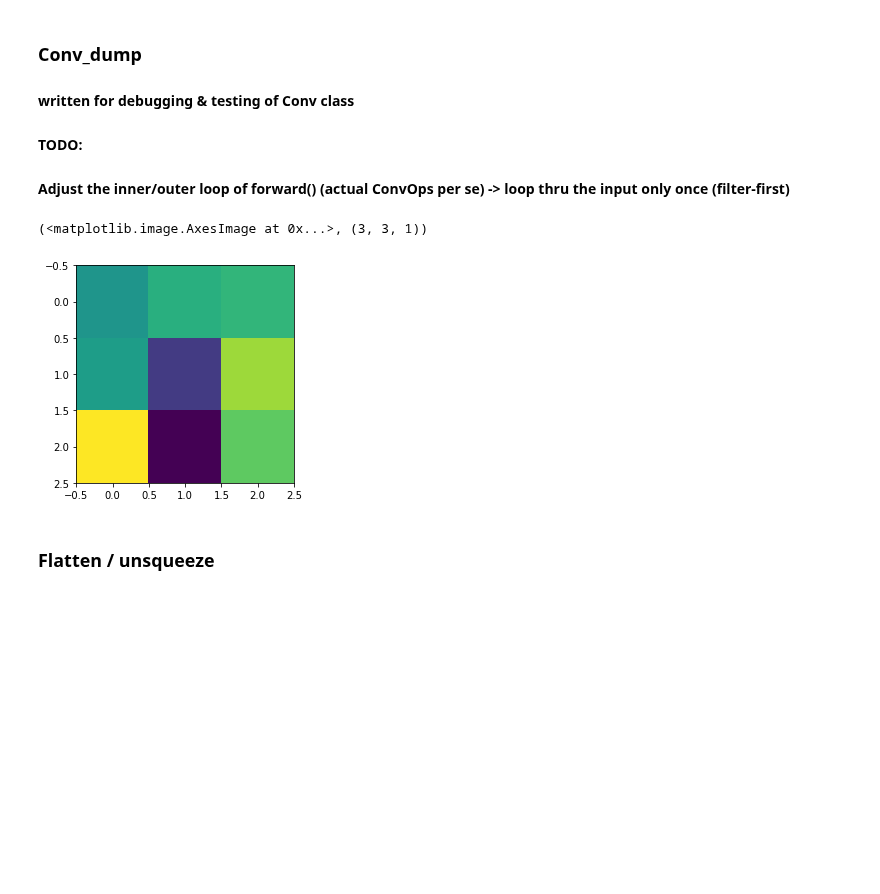
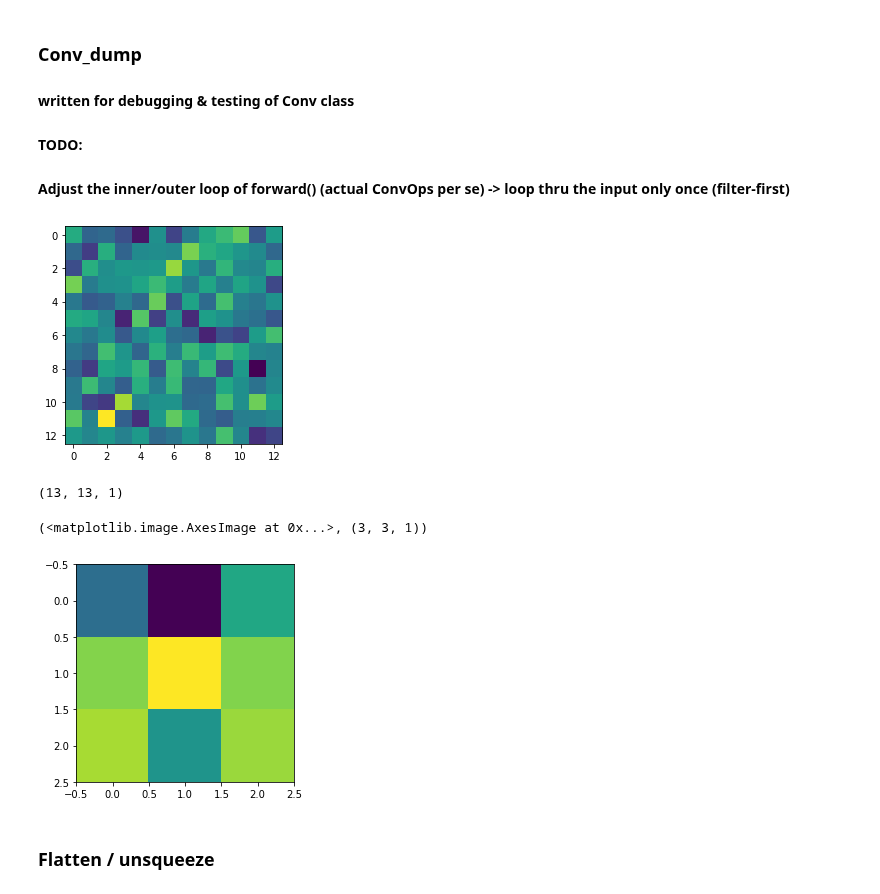
Before and after one commit to Kelvinthedrugger/HWs, a Jupyter notebook: 03_NN_numpy.ipynb, the cells around one changed output. Cells and saved outputs as stored; diff of their text form; code cells hidden in the pictures; blank space fills up the shorter version.

```diff
--- a/03_NN_numpy.ipynb
+++ b/03_NN_numpy.ipynb
@@ -354,6 +354,13 @@ from matplotlib import pyplot as plt
 # export
 # can be used to test Conv class
 # add Conv in naive way
+
+"""
+        About the loop: should try to reduce the time of walking thru input feature
+        now: loop filters{loop thru input} ## SLOW
+        faster version will be to loop thru every filter at the inner-est loop, then loop thru input
+         , which will give us #walking thru = 1
+"""
 class Conv_dump:
     def __init__(self,filters=1,kernelsize=3,stride=2,padding=0,init_fn=kaiming_uniform):
         self.f = init_fn(kernelsize,kernelsize,filters)
@@ -369,17 +376,19 @@ class Conv_dump:
         st = self.st
 
         out = np.zeros((((x.shape[0]-ks)//st+1),((x.shape[1]-ks)//st+1),f.shape[-1]))
-
-        """
-        About the loop: should try to reduce the time of walking thru input feature
-        now: loop filters{loop thru input} ## SLOW
-        faster version will be to loop thru every filter at the inner-est loop, then loop thru input
-         , which will give us #walking thru = 1
-        """
-        ## DEBUG
+        """## DEBUG
         # now, it's slow
         for k in range(f.shape[-1]):
             out[:,:,k] = naive(f[:,:,k],x)
+        """
+        # then the input feature map
+        for i in range(0,x.shape[0]-1,st):
+            for j in range(0,x.shape[1]-1,st):
+                # loop thru every filter first
+                for k in range(f.shape[-1]):
+                    if x[i:i+ks,j:j+ks,k].shape != (ks,ks):
+                        break
+                    out[i//st,j//st,k] = np.multiply(f,x[i:i+ks,j:j+ks]).sum()
 
         self.fpass = x
         return out
@@ -413,15 +422,19 @@ class Conv_dump:
 # %%
 l = Conv_dump()
 c = np.random.uniform(-1.,1.,size=(28,28,1))
-plt.imshow(l.forward(c)), l.forward(c).shape
+plt.imshow(l.forward(c))
+plt.show()
+print(l.forward(c).shape)
 # working on backward pass of Conv
 # bp: randomly generate backprop-ed gradient
 bp = np.random.uniform(-1.,1.,size=(13,13,2))
 l.backward(bp)
 plt.imshow(l.grad), l.grad.shape
 # %% [output]
+[figure, new version]
-(<matplotlib.image.AxesImage at 0x...>, (3, 3, 1))
+(13, 13, 1)
-[figure, old version]
+(<matplotlib.image.AxesImage at 0x...>, (3, 3, 1))
+[figure, added]
 # %% [markdown]
 ### Flatten / unsqueeze
 # %% [markdown]
```
Also changed, not shown: 1 other file.
